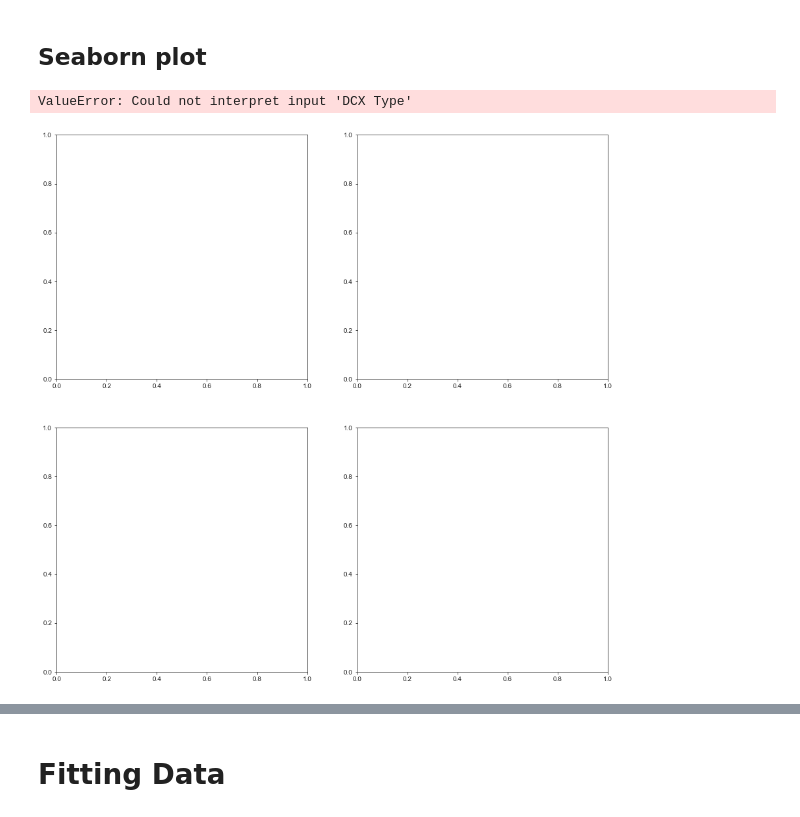
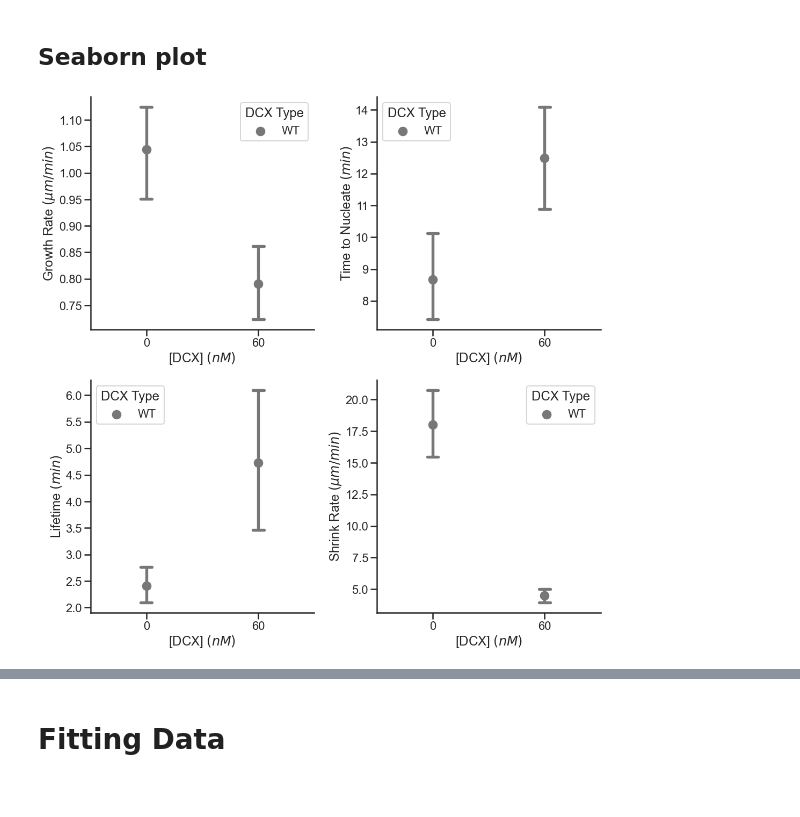
Before and after one commit to brouhardlab/brouhardlab-scripts, a Jupyter notebook: notebooks/Brandi/join_data_and_fit_fromDataSheet.ipynb, the cells around one changed output, grey strips where cells are left out. Cells and saved outputs as stored; diff of their text form; code cells hidden in the pictures.

```diff
--- a/notebooks/Brandi/join_data_and_fit_fromDataSheet.ipynb
+++ b/notebooks/Brandi/join_data_and_fit_fromDataSheet.ipynb
@@ -147,23 +145,22 @@ WindowsPath('C:/Users/Brouhard Lab/Data/Growth curve data/tubulin_10uM/Plots')
 # %%
 fig, axs = plt.subplots(2,2,figsize=(15,15))
 sns.set_style("ticks")
 
 c = 0
 for i in [0,1]:
     for j in [0,1]:
-        sns.pointplot(x=tubulin, y=parameters[c],
+        sns.pointplot(x=DCXconc, y=parameters[c],
                         hue=Type, err_style="bars", marker='o', join=False, capsize=.1,
                         data=data[ (data[tubulin]==6)],err_kws={'capsize':10},ci=95 , palette=palette,ax=axs[i][j])
         c += 1
 
 sns.despine()
 sns.set_context("poster", font_scale=1, rc={"lines.linewidth":3.0})
 plt.tight_layout()
 plt.savefig(path/('tub6uM_DCX-variable'+date+'.pdf'))
 plt.savefig(path/('tub6uM_DCX-variable'+date+'.png'))
 # %% [output]
-ValueError: Could not interpret input 'DCX Type'
-[figure, old version]
+[figure, new version]
 # %%
 fig, axs = plt.subplots(2,2,figsize=(15,15))
 sns.set_style("ticks")
```
Also changed, not shown: parts of 23 cells of this notebook, 7 other files.
